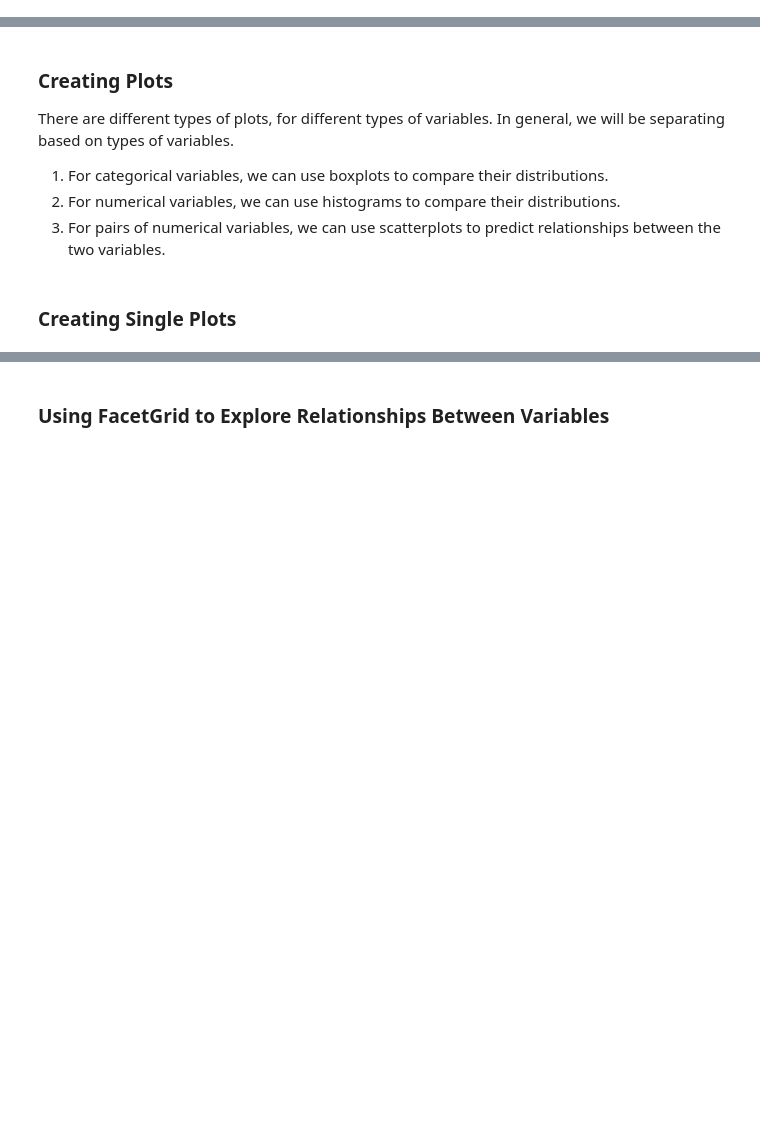
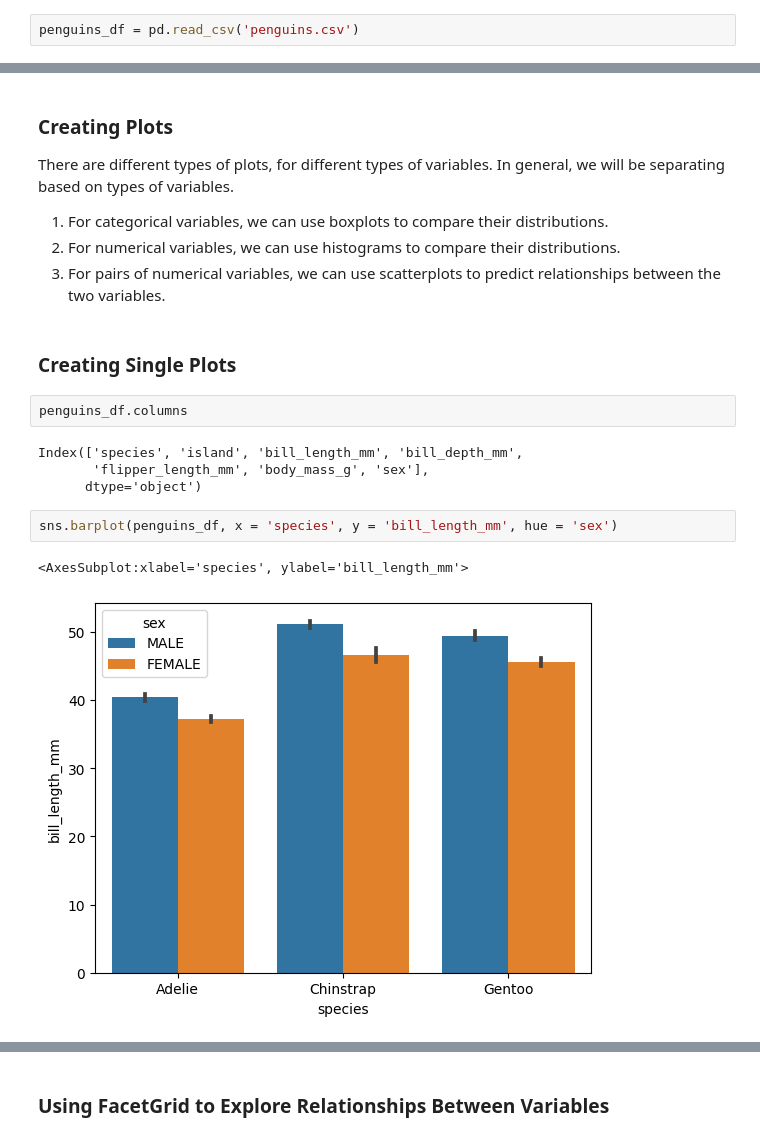
Before and after one commit to gnswain/math475, a Jupyter notebook: week5_sync/penguins-notebook.ipynb, the cells around one changed output, grey strips where cells are left out. Drawn from its saved outputs; the diff is of its cells as text; blank space fills up the shorter version.

```diff
--- a/week5_sync/penguins-notebook.ipynb
+++ b/week5_sync/penguins-notebook.ipynb
@@ -16,6 +19,8 @@ This link gives an overview of the data that we have access to:
 [Kaggle Link for Palmer Penguin data set](https://www.kaggle.com/datasets/parulpandey/palmer-archipelago-antarctica-penguin-data)
 # %% [markdown]
 Download the "penguins.csv" file as a
+# %%
+penguins_df = pd.read_csv('penguins.csv')
 # %% [markdown]
 ### Basic Information Retrieval
 
@@ -72,3 +100,14 @@ There are different types of plots, for different types of variables. In general
 3. For pairs of numerical variables, we can use scatterplots to predict relationships between the two variables.
 # %% [markdown]
 ### Creating Single Plots
+# %%
+penguins_df.columns
+# %% [output]
+Index(['species', 'island', 'bill_length_mm', 'bill_depth_mm',
+       'flipper_length_mm', 'body_mass_g', 'sex'],
+      dtype='object')
+# %%
+sns.barplot(penguins_df, x = 'species', y = 'bill_length_mm', hue = 'sex')
+# %% [output]
+<AxesSubplot:xlabel='species', ylabel='bill_length_mm'>
+[figure, added]
```
Also changed, not shown: parts of 17 cells of this notebook.
